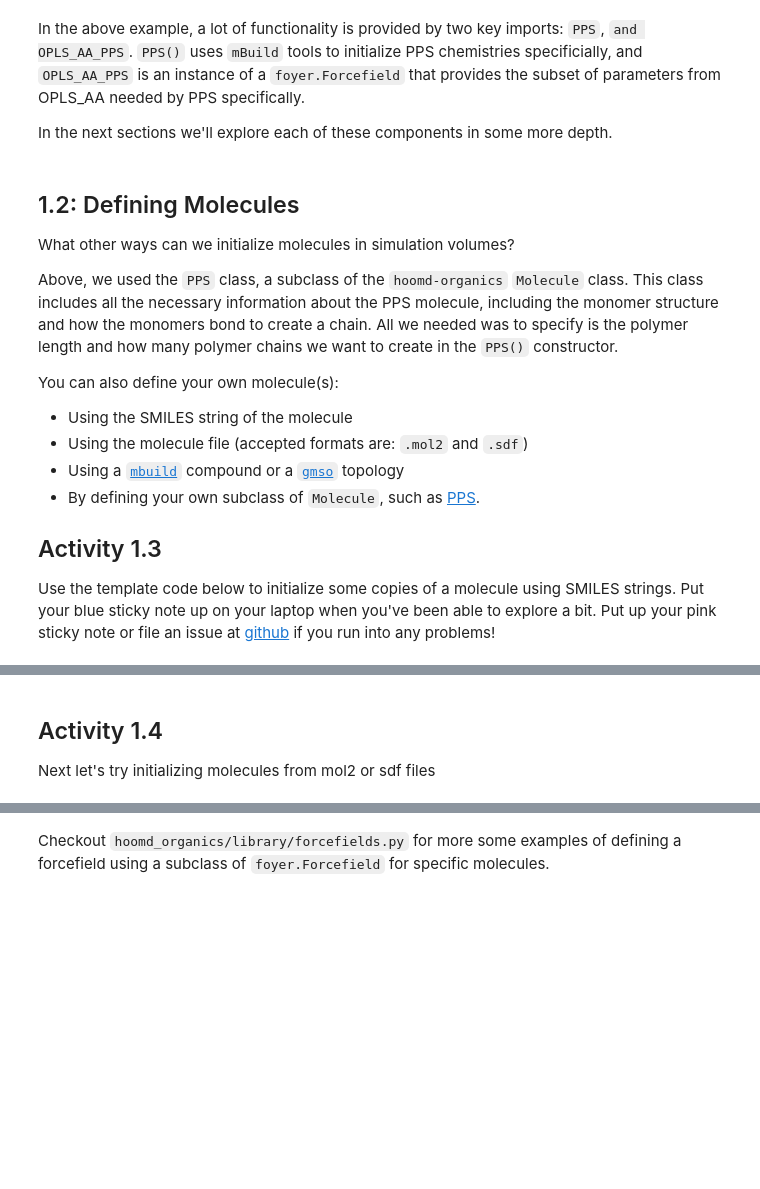
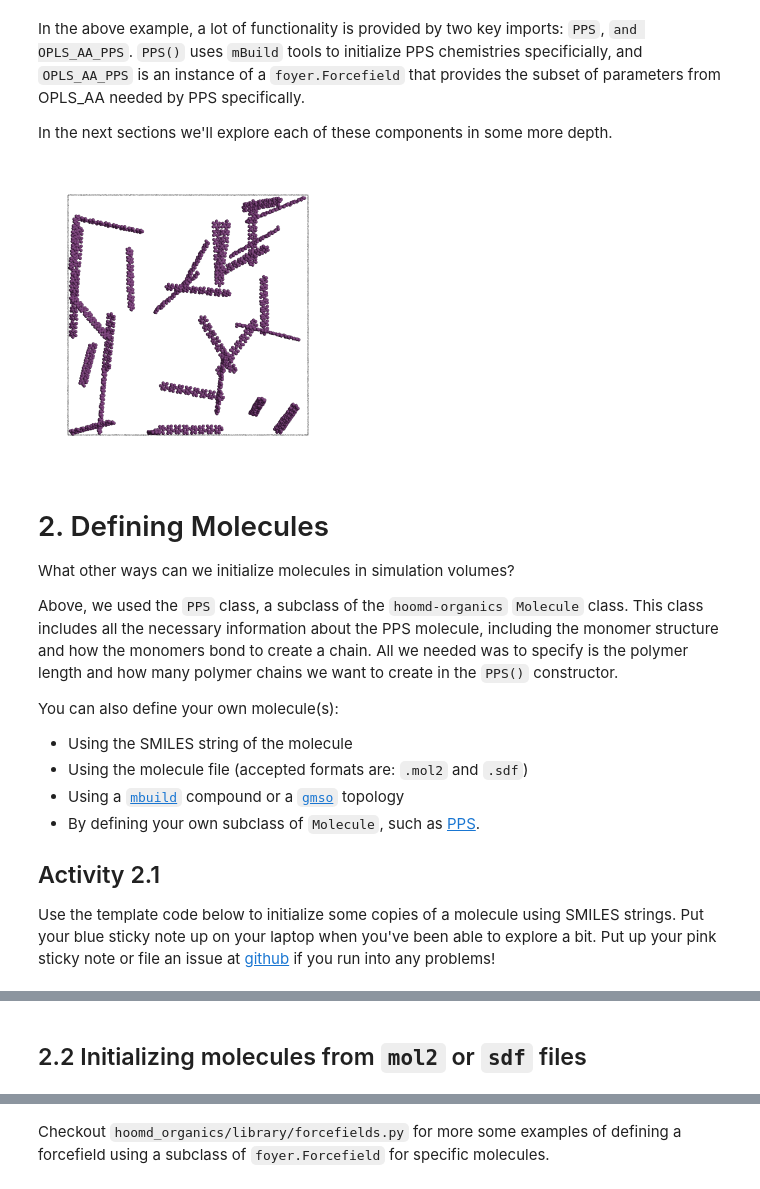
Before and after one commit to mosdef-hub/CECAM-MoSDeF-Workshop, a Jupyter notebook: polymer_workflow/hoomd-organics.ipynb, the cells around one changed output, grey strips where cells are left out. Drawn from its saved outputs; the diff is of its cells as text; code cells hidden in the pictures; blank space fills up the shorter version.

```diff
--- a/polymer_workflow/hoomd-organics.ipynb
+++ b/polymer_workflow/hoomd-organics.ipynb
@@ -78,8 +62,14 @@ With just a couple of imports and four lines of code, we are able to initialize
 # %%
 from hoomd_organics.library import PPS, OPLS_AA_PPS
 from hoomd_organics import Pack, Simulation
+from cmeutils.visualize import FresnelGSD
 
 molecules = PPS(num_mols=30, lengths=8)
 system = Pack(molecules=molecules, force_field=OPLS_AA_PPS(), density=0.8, r_cut=2.5, auto_scale=True, scale_charges=True, packing_expand_factor=5)
-sim = Simulation(initial_state=system.hoomd_snapshot, forcefield=system.hoomd_forcefield, gsd_write_freq=100, log_write_freq=100)
+pps_ff = system.hoomd_forcefield
+sim = Simulation(initial_state=system.hoomd_snapshot, forcefield=pps_ff, gsd_write_freq=100, log_write_freq=100, gsd_file_name="pps.gsd")
+sim.run_update_volume(n_steps=1000, period=1, kT=1, tau_kt=1, final_box_lengths=system.target_box)
 sim.run_NVT(n_steps=1000, kT=1.0, tau_kt=0.01)
+viz = FresnelGSD("pps.gsd")
+viz.frame = -1 # python convention for last element
+viz.view()
@@ -99,8 +77,14 @@ Step 900 of 1000; TPS: 74.55; ETA: 0.0 minutes
 In the above example, a lot of functionality is provided by two key imports: `PPS`, `and OPLS_AA_PPS`. `PPS()` uses `mBuild` tools to initialize PPS chemistries specificially, and `OPLS_AA_PPS` is an instance of a `foyer.Forcefield` that provides the subset of parameters from OPLS_AA needed by PPS specifically.
 
 In the next sections we'll explore each of these components in some more depth.
+# %%
+#Can play around visualizing other frames here
+viz.frame = 2 #Here the frames run from 0-20: 1 initial configuration, 10 frames from the volume shrink, and 10 frames from the NVT run.
+viz.view()
+# %% [output]
+[figure, added]
 # %% [markdown]
-## 1.2: Defining Molecules
+# 2. Defining Molecules
 
 What other ways can we initialize molecules in simulation volumes?
 
@@ -110,9 +94,9 @@ You can also define your own molecule(s):
 - Using the SMILES string of the molecule
 - Using the molecule file (accepted formats are: `.mol2` and `.sdf`)
 - Using a [`mbuild`](https://mbuild.mosdef.org/en/stable/) compound or a [`gmso`](https://gmso.mosdef.org/en/stable/) topology
-- By defining your own subclass of `Molecule`, such as [PPS](https://github.com/cmelab/hoomd-organics/blob/cecam/hoomd_organics/library/polymers.py).
+- By defining your own subclass of `Molecule`, such as [PPS](https://github.com/cmelab/hoomd-organics/blob/e709be850cc2e818f817243bc82e5414465d0e6b/hoomd_organics/library/polymers.py#L35).
 
-## Activity 1.3
+## Activity 2.1
 
 Use the template code below to initialize some copies of a molecule using SMILES strings. Put your blue sticky note up on your laptop when you've been able to explore a bit. Put up your pink sticky note or file an issue at [github](https://github.com/cmelab/hoomd-organics/issues) if you run into any problems!
 # %%
@@ -124,9 +108,7 @@ benzoic_acid_mol.molecules[0].visualize()
 [interactive output not drawn]
 <py3Dmol.view at 0x...>
 # %% [markdown]
-## Activity 1.4
-
-Next let's try initializing molecules from mol2 or sdf files
+## 2.2 Initializing molecules from `mol2` or `sdf` files
 # %%
 # example of loading a molecule using a mol2 file
 # If you have another mol2 or sdf file accessible over the web, you can wget it as below:
```
Also changed, not shown: parts of 35 cells of this notebook.
